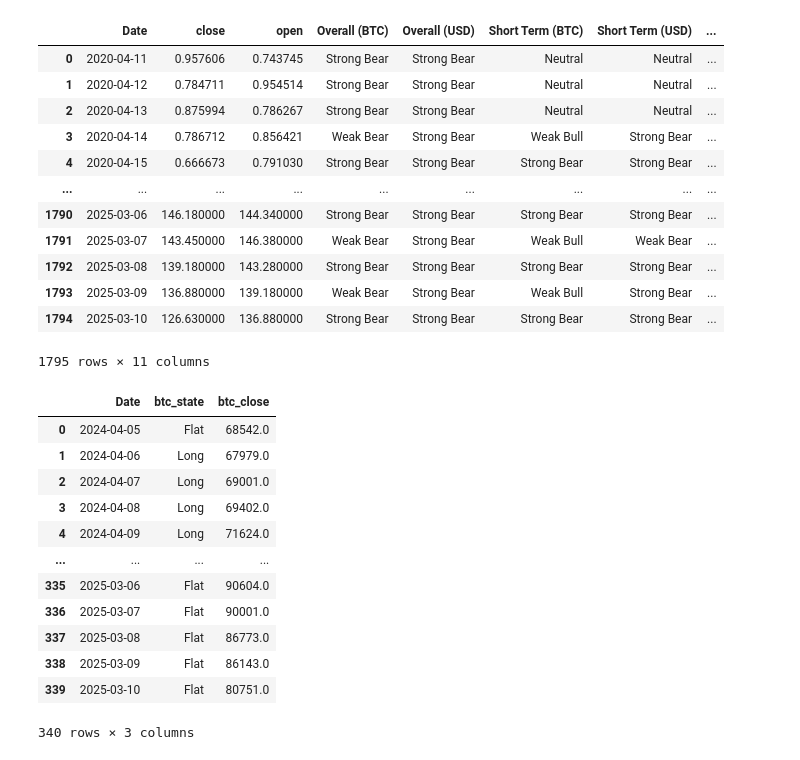
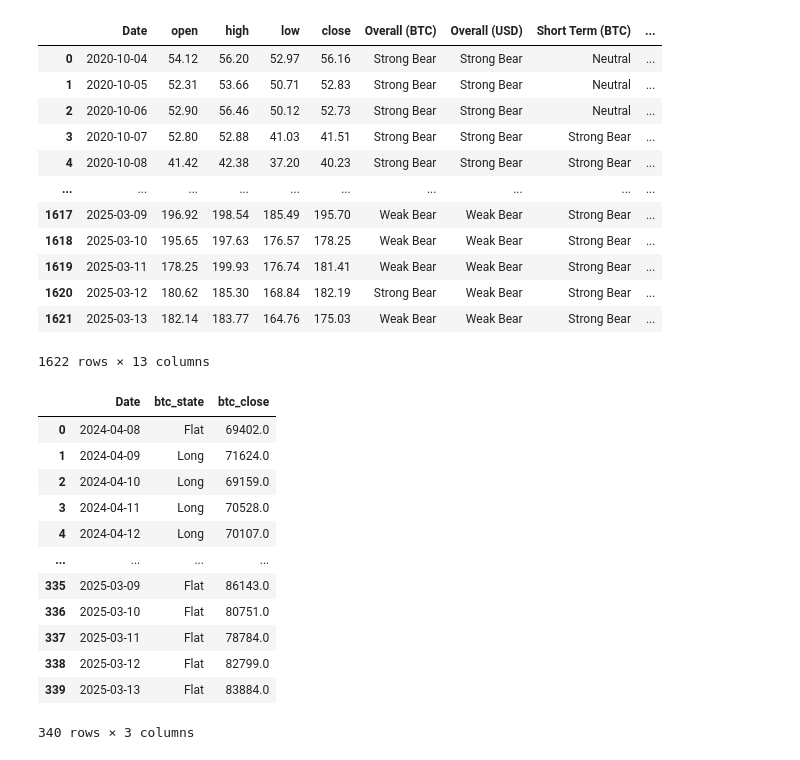
Before and after one commit to GabriellaAM/missioncontrolproject, a Jupyter notebook: ALT_MODEL.ipynb, the cells around one changed output. Saved outputs shown, nothing was run; the diff lists cells and outputs as text; code cells hidden in the pictures.

```diff
--- a/ALT_MODEL.ipynb
+++ b/ALT_MODEL.ipynb
@@ -570,38 +512,38 @@ Columns after calculating indicators for arbitrum (BTC): ['date', 'open', 'high'
 # %%
-alt_trend = analyzer.asset_data.get('solana').get('classified_data')[['date', 'close' ,'open','Overall (BTC)', 'Overall (USD)', 'Short Term (BTC)', 'Short Term (USD)', 'Medium Term (BTC)', 'Medium Term (USD)', 'Long Term (BTC)', 'Long Term (USD)']]
+alt_trend = analyzer.asset_data.get('aave').get('classified_data')[['date', 'open', 'high', 'low', 'close', 'Overall (BTC)', 'Overall (USD)', 'Short Term (BTC)', 'Short Term (USD)', 'Medium Term (BTC)', 'Medium Term (USD)', 'Long Term (BTC)', 'Long Term (USD)']]
 alt_trend = alt_trend.rename(columns={'date': 'Date'})
 alt_trend
 # %% [output]
-|  | Date | close | open | Overall (BTC) | Overall (USD) | Short Term (BTC) | Short Term (USD) | ... |
-| 0 | 2020-04-11 | 0.957606 | 0.743745 | Strong Bear | Strong Bear | Neutral | Neutral | ... |
-| 1 | 2020-04-12 | 0.784711 | 0.954514 | Strong Bear | Strong Bear | Neutral | Neutral | ... |
-| 2 | 2020-04-13 | 0.875994 | 0.786267 | Strong Bear | Strong Bear | Neutral | Neutral | ... |
-| 3 | 2020-04-14 | 0.786712 | 0.856421 | Weak Bear | Strong Bear | Weak Bull | Strong Bear | ... |
-| 4 | 2020-04-15 | 0.666673 | 0.791030 | Strong Bear | Strong Bear | Strong Bear | Strong Bear | ... |
-| ... | ... | ... | ... | ... | ... | ... | ... | ... |
-| 1790 | 2025-03-06 | 146.180000 | 144.340000 | Strong Bear | Strong Bear | Strong Bear | Strong Bear | ... |
-| 1791 | 2025-03-07 | 143.450000 | 146.380000 | Weak Bear | Strong Bear | Weak Bull | Weak Bear | ... |
-| 1792 | 2025-03-08 | 139.180000 | 143.280000 | Strong Bear | Strong Bear | Strong Bear | Strong Bear | ... |
-| 1793 | 2025-03-09 | 136.880000 | 139.180000 | Weak Bear | Strong Bear | Weak Bull | Strong Bear | ... |
-| 1794 | 2025-03-10 | 126.630000 | 136.880000 | Strong Bear | Strong Bear | Strong Bear | Strong Bear | ... |
+|  | Date | open | high | low | close | Overall (BTC) | Overall (USD) | Short Term (BTC) | ... |
+| 0 | 2020-10-04 | 54.12 | 56.20 | 52.97 | 56.16 | Strong Bear | Strong Bear | Neutral | ... |
+| 1 | 2020-10-05 | 52.31 | 53.66 | 50.71 | 52.83 | Strong Bear | Strong Bear | Neutral | ... |
+| 2 | 2020-10-06 | 52.90 | 56.46 | 50.12 | 52.73 | Strong Bear | Strong Bear | Neutral | ... |
+| 3 | 2020-10-07 | 52.80 | 52.88 | 41.03 | 41.51 | Strong Bear | Strong Bear | Strong Bear | ... |
+| 4 | 2020-10-08 | 41.42 | 42.38 | 37.20 | 40.23 | Strong Bear | Strong Bear | Strong Bear | ... |
+| ... | ... | ... | ... | ... | ... | ... | ... | ... | ... |
+| 1617 | 2025-03-09 | 196.92 | 198.54 | 185.49 | 195.70 | Weak Bear | Weak Bear | Strong Bear | ... |
+| 1618 | 2025-03-10 | 195.65 | 197.63 | 176.57 | 178.25 | Weak Bear | Weak Bear | Strong Bear | ... |
+| 1619 | 2025-03-11 | 178.25 | 199.93 | 176.74 | 181.41 | Weak Bear | Weak Bear | Strong Bear | ... |
+| 1620 | 2025-03-12 | 180.62 | 185.30 | 168.84 | 182.19 | Strong Bear | Weak Bear | Strong Bear | ... |
+| 1621 | 2025-03-13 | 182.14 | 183.77 | 164.76 | 175.03 | Weak Bear | Weak Bear | Strong Bear | ... |
-1795 rows × 11 columns
+1622 rows × 13 columns
 # %%
-btc_strategy = pd.read_csv('hmm_btc_strategy_10_03_2025.csv')[['Date','state', 'Close']]
+btc_strategy = pd.read_csv('hmm_btc_strategy_14_03_2025.csv')[['Date','state', 'Close']]
 btc_strategy.rename(columns={'state': 'btc_state', 'Close': 'btc_close'}, inplace=True)
 btc_strategy
 # %% [output]
 |  | Date | btc_state | btc_close |
-| 0 | 2024-04-05 | Flat | 68542.0 |
-| 1 | 2024-04-06 | Long | 67979.0 |
-| 2 | 2024-04-07 | Long | 69001.0 |
-| 3 | 2024-04-08 | Long | 69402.0 |
-| 4 | 2024-04-09 | Long | 71624.0 |
+| 0 | 2024-04-08 | Flat | 69402.0 |
+| 1 | 2024-04-09 | Long | 71624.0 |
+| 2 | 2024-04-10 | Long | 69159.0 |
+| 3 | 2024-04-11 | Long | 70528.0 |
+| 4 | 2024-04-12 | Long | 70107.0 |
 | ... | ... | ... | ... |
-| 335 | 2025-03-06 | Flat | 90604.0 |
-| 336 | 2025-03-07 | Flat | 90001.0 |
-| 337 | 2025-03-08 | Flat | 86773.0 |
-| 338 | 2025-03-09 | Flat | 86143.0 |
-| 339 | 2025-03-10 | Flat | 80751.0 |
+| 335 | 2025-03-09 | Flat | 86143.0 |
+| 336 | 2025-03-10 | Flat | 80751.0 |
+| 337 | 2025-03-11 | Flat | 78784.0 |
+| 338 | 2025-03-12 | Flat | 82799.0 |
+| 339 | 2025-03-13 | Flat | 83884.0 |
 340 rows × 3 columns
 # %%
 # Convert the Date column in btc_strategy to datetime
```
Also changed, not shown: parts of 7 cells of this notebook, 13 other files.
